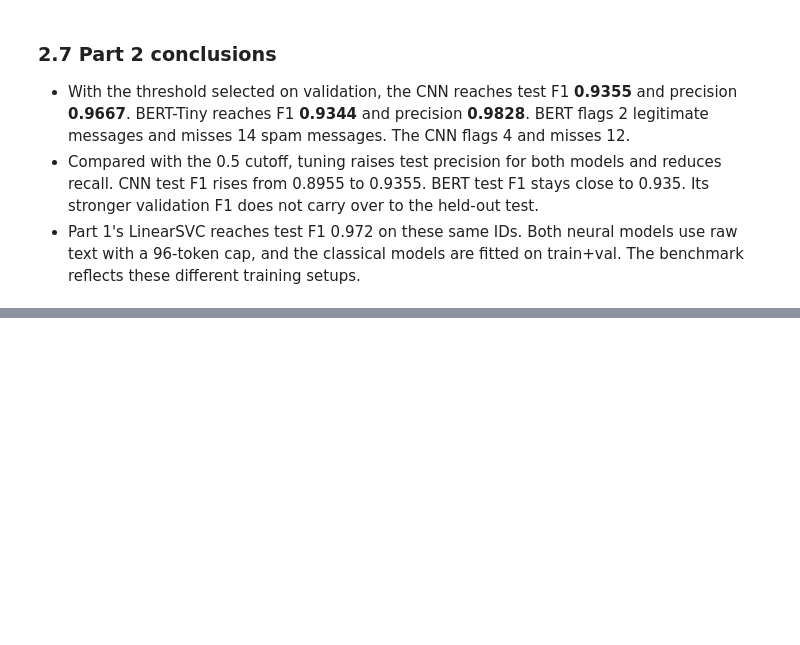
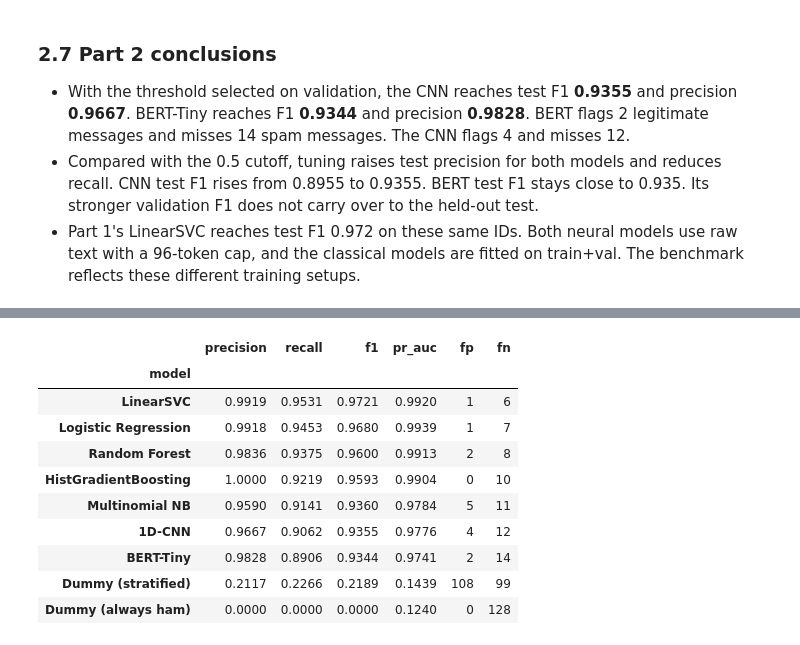
Before and after one commit to dench1k1ng/ml_midterm, a Jupyter notebook: Final_Denis_Shin_Abylay_Latiyev_Nikita_Vassilenko.ipynb, the cells around one changed output, grey strips where cells are left out. Drawn from its saved outputs; the diff is of its cells as text; code cells hidden in the pictures; blank space fills up the shorter version.

```diff
--- a/Final_Denis_Shin_Abylay_Latiyev_Nikita_Vassilenko.ipynb
+++ b/Final_Denis_Shin_Abylay_Latiyev_Nikita_Vassilenko.ipynb
@@ -805,0 +808,79 @@ _To be completed by Participant 3._
+# %%
+import json
+from pathlib import Path
+
+import matplotlib.pyplot as plt
+import numpy as np
+import pandas as pd
+from sklearn.dummy import DummyClassifier
+from sklearn.metrics import (
+    PrecisionRecallDisplay, average_precision_score, confusion_matrix,
+    f1_score, precision_score, recall_score,
+)
+
+p3_out = Path("artifacts/participant3")
+p3_out.mkdir(parents=True, exist_ok=True)
+p3_data = pd.read_csv("data/sms_dedup.csv").merge(
+    pd.read_csv("artifacts/split.csv"), on="idx", validate="one_to_one",
+)
+p3_data["y_true"] = p3_data["label"].map({"ham": 0, "spam": 1})
+p3_test = p3_data.loc[p3_data["split"].eq("test"), ["idx", "y_true", "text"]].set_index("idx")
+
+for participant in ("participant1", "participant2"):
+    exported = pd.read_csv(Path("artifacts") / participant / "test_predictions.csv").set_index("idx")
+    assert p3_test.index.is_unique and exported.index.is_unique
+    assert p3_test.index.difference(exported.index).empty
+    assert exported.index.difference(p3_test.index).empty
+    pd.testing.assert_series_equal(p3_test["y_true"], exported["y_true"].reindex(p3_test.index))
+    p3_test = p3_test.join(exported.drop(columns="y_true"))
+
+p3_thresholds = pd.read_csv("artifacts/participant2/test_metrics.csv").set_index("model")["threshold"]
+p3_models = {
+    "nb": "Multinomial NB", "logreg": "Logistic Regression", "rf": "Random Forest",
+    "svc": "LinearSVC", "hgb": "HistGradientBoosting", "cnn": "1D-CNN", "bert_tiny": "BERT-Tiny",
+}
+p3_classical_cutoffs = {"nb": 0.5, "logreg": 0.5, "rf": 0.5, "svc": 0.0, "hgb": 0.5}
+for name, cutoff in p3_classical_cutoffs.items():
+    p3_test[f"pred_{name}"] = (p3_test[f"score_{name}"] >= cutoff).astype(int)
+
+p3_train_val = p3_data.loc[p3_data["split"].isin(["train", "val"]), "y_true"]
+for strategy, label in [("most_frequent", "Dummy (always ham)"), ("stratified", "Dummy (stratified)")]:
+    name = f"dummy_{strategy}"
+    baseline = DummyClassifier(strategy=strategy, random_state=42).fit(
+        np.zeros((len(p3_train_val), 1)), p3_train_val,
+    )
+    p3_dummy_input = np.zeros((len(p3_test), 1))
+    p3_test[f"pred_{name}"] = baseline.predict(p3_dummy_input)
+    p3_test[f"score_{name}"] = baseline.predict_proba(p3_dummy_input)[:, 1]
+    p3_models[name] = label
+
+p3_rows = []
+p3_y = p3_test["y_true"]
+for name, label in p3_models.items():
+    predicted = p3_test[f"pred_{name}"]
+    scores = p3_test[f"score_{name}"]
+    _, fp, fn, _ = confusion_matrix(p3_y, predicted, labels=[0, 1]).ravel()
+    p3_rows.append({
+        "model": label,
+        "precision": precision_score(p3_y, predicted, zero_division=0),
+        "recall": recall_score(p3_y, predicted, zero_division=0),
+        "f1": f1_score(p3_y, predicted, zero_division=0),
+        "pr_auc": average_precision_score(p3_y, scores),
+        "fp": fp, "fn": fn,
+    })
+
+p3_benchmark = pd.DataFrame(p3_rows).sort_values("f1", ascending=False).set_index("model")
+p3_benchmark.to_csv(p3_out / "benchmark.csv", float_format="%.9g")
+p3_benchmark.round(4)
+# %% [output]
+|  | precision | recall | f1 | pr_auc | fp | fn |
+| model |  |  |  |  |  |  |
+| LinearSVC | 0.9919 | 0.9531 | 0.9721 | 0.9920 | 1 | 6 |
+| Logistic Regression | 0.9918 | 0.9453 | 0.9680 | 0.9939 | 1 | 7 |
+| Random Forest | 0.9836 | 0.9375 | 0.9600 | 0.9913 | 2 | 8 |
+| HistGradientBoosting | 1.0000 | 0.9219 | 0.9593 | 0.9904 | 0 | 10 |
+| Multinomial NB | 0.9590 | 0.9141 | 0.9360 | 0.9784 | 5 | 11 |
+| 1D-CNN | 0.9667 | 0.9062 | 0.9355 | 0.9776 | 4 | 12 |
+| BERT-Tiny | 0.9828 | 0.8906 | 0.9344 | 0.9741 | 2 | 14 |
+| Dummy (stratified) | 0.2117 | 0.2266 | 0.2189 | 0.1439 | 108 | 99 |
+| Dummy (always ham) | 0.0000 | 0.0000 | 0.0000 | 0.1240 | 0 | 128 |
```
Also changed, not shown: parts of 9 cells of this notebook, 7 other files.
